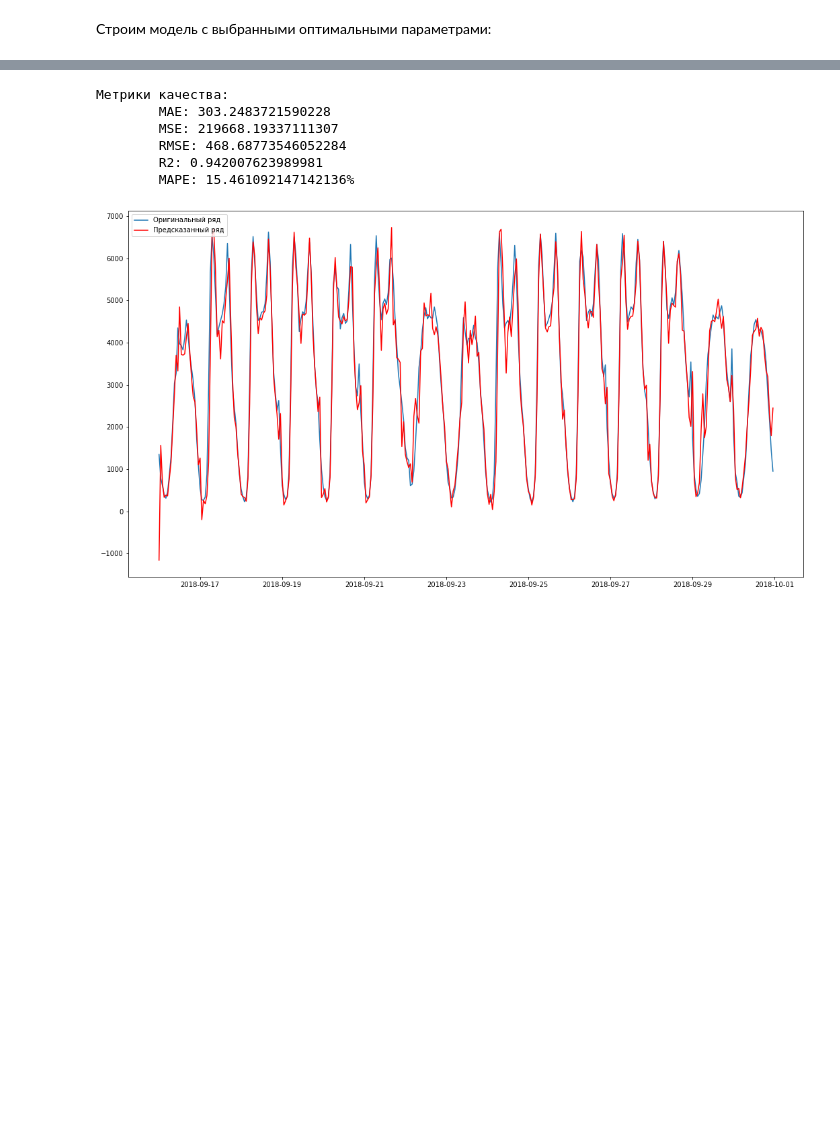
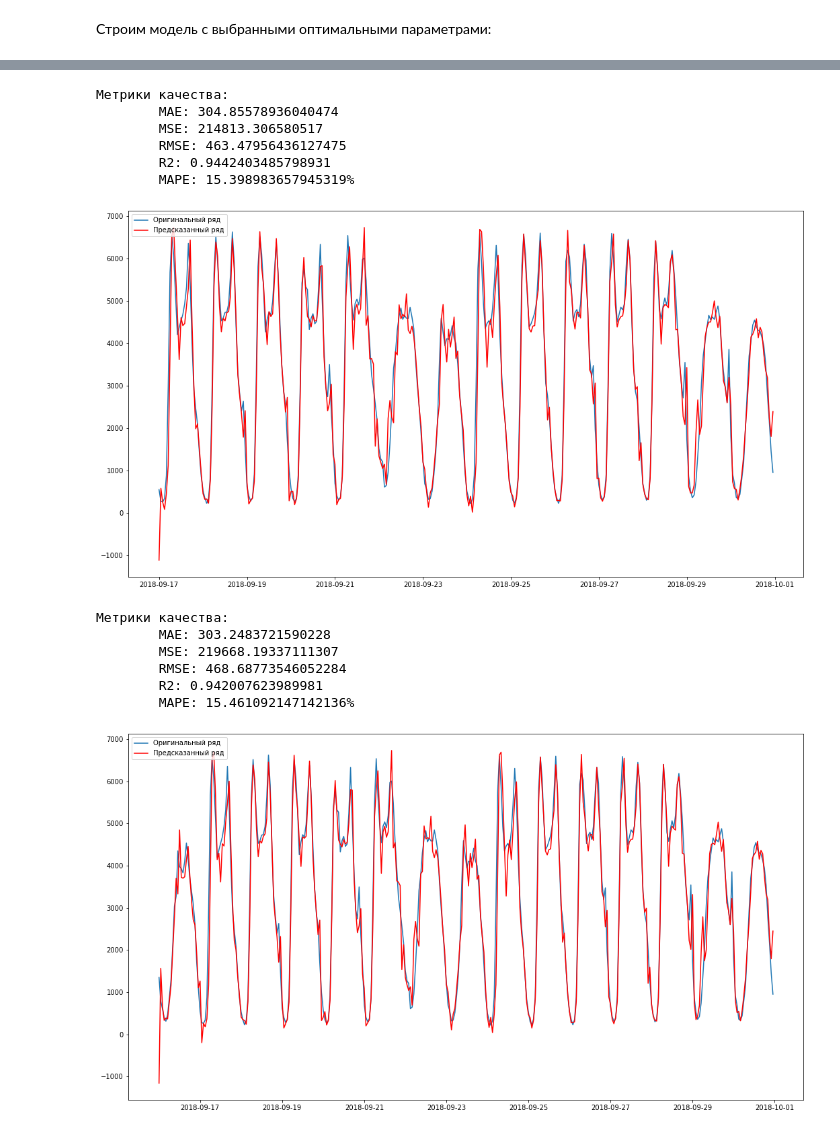
Before and after one commit to rpurei/otus, a Jupyter notebook: prof-hw6/ml_prof_hw06.ipynb, the cells around one changed output, grey strips where cells are left out. Cells and saved outputs as stored; diff of their text form; code cells hidden in the pictures; blank space fills up the shorter version.

Commit message:
Added ARIMA and SARIMA to HW-6

```diff
--- a/prof-hw6/ml_prof_hw06.ipynb
+++ b/prof-hw6/ml_prof_hw06.ipynb
@@ -555,5 +561,5 @@ plt.show()
 # %% [markdown]
 Строим модель с выбранными оптимальными параметрами:
 # %%
-model=sm.tsa.statespace.SARIMAX(df_train.traffic_volume,order=(1,0,1),seasonal_order=(3,0,1, 24 * 7))
+model=sm.tsa.statespace.SARIMAX(df_train.traffic_volume,order=(2,0,1),seasonal_order=(1,0,0, 24 * 7))
 results=model.fit()
@@ -562,7 +566,7 @@ KeyboardInterrupt:
 # %%
 def sarima_forecast(current_value):
-    model = sm.tsa.statespace.SARIMAX(current_value,order=(2,0,0),seasonal_order=(1,0,0, 24 * 7), initialization='approximate_diffuse')
-    model_fit = model.fit(method='nm')
+    model = sm.tsa.statespace.SARIMAX(current_value,order=(2,0,1),seasonal_order=(1,0,0, 24), initialization='approximate_diffuse')
+    model_fit = model.fit(maxiter=500, method='nm')
     prediction = model_fit.forecast()[0]
     return prediction
 # %%
@@ -579,3 +633,16 @@ sarima_pred_df=pd.DataFrame(pred_list).set_index(df_test.index)
+# %%
+error_metrics(df_test.traffic_volume, pred_list)
+# %% [output]
+Метрики качества:
+        MAE: 304.85578936040474
+        MSE: 214813.306580517
+        RMSE: 463.47956436127475
+        R2: 0.9442403485798931
+        MAPE: 15.398983657945319%
+# %%
+plot_two_series(df_test.traffic_volume, sarima_pred_df)
+# %% [output]
+[figure, added]
 # %%
 error_metrics(df_test.traffic_volume, pred_list)
 # %% [output]
```
Also changed, not shown: parts of 6 cells of this notebook.
